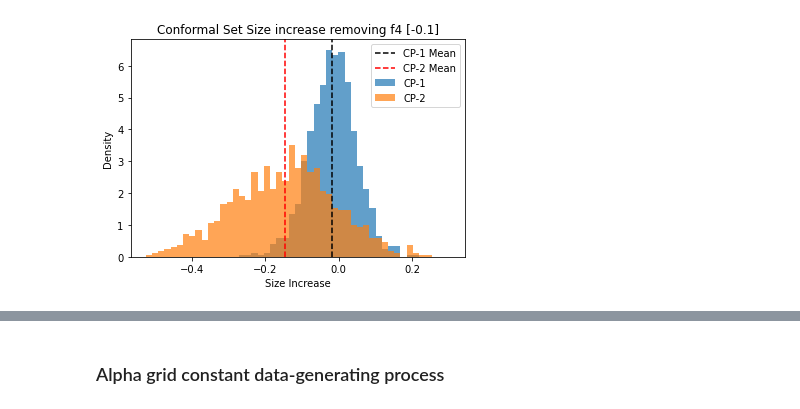
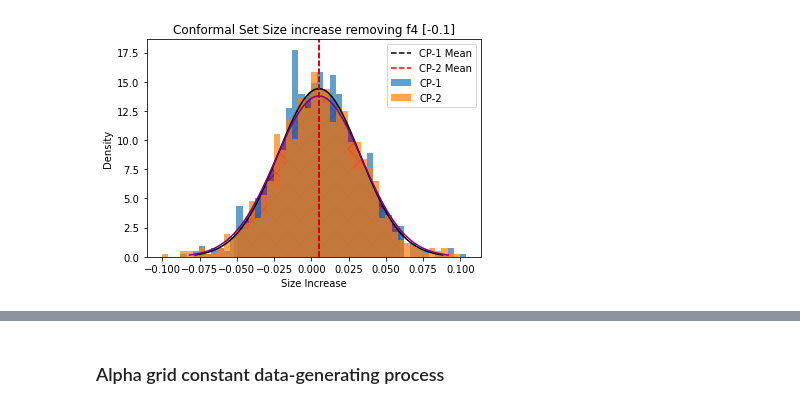
Before and after one commit to JuanMataNaranjo/Explain_Conformal, a Jupyter notebook: linear_data.ipynb, the cells around one changed output, grey strips where cells are left out. Drawn from its saved outputs; the diff is of its cells as text; code cells hidden in the pictures.

```diff
--- a/linear_data.ipynb
+++ b/linear_data.ipynb
@@ -156,20 +218,20 @@ if not plot:
 # %%
-f = open('data_results/Linear_Regression/rf_split_size_full.json')
+f = open('data_results/Linear_Regression/linear_quantile_size_full.json')
 boot_size = json.load(f)
 
-f = open('data_results/Linear_Regression/rf_split_coverage_full.json')
+f = open('data_results/Linear_Regression/linear_quantile_coverage_full.json')
 boot_cov = json.load(f)
 
-f = open('data_results/Linear_Regression/rf_split_train_twice_size.json')
+f = open('data_results/Linear_Regression/linear_quantile_train_twice_size.json')
 boot_size_2 = json.load(f)
 
-f = open('data_results/Linear_Regression/rf_split_train_once_size.json')
+f = open('data_results/Linear_Regression/linear_quantile_train_once_size.json')
 boot_size_1 = json.load(f)
 
-f = open('data_results/Linear_Regression/rf_split_train_twice_coverage.json')
+f = open('data_results/Linear_Regression/linear_quantile_train_twice_coverage.json')
 boot_cov_2 = json.load(f)
 
-f = open('data_results/Linear_Regression/rf_split_train_once_coverage.json')
+f = open('data_results/Linear_Regression/linear_quantile_train_once_coverage.json')
 boot_cov_1 = json.load(f)
 # %%
 print('Size Full', np.mean(boot_size))
@@ -192,6 +254,9 @@ print('F1 CP-2 Coverage', np.mean(boot_cov_2['f1']))
 print('F3 CP-2 Coverage', np.mean(boot_cov_2['f3']))
 print('F7 CP-2 Coverage', np.mean(boot_cov_2['f7']))
 # %%
+lineardata = LinearData(n=10000, weights=weights)
+lineardata.X_y_split(y='Y')
+
 for i, variable in enumerate(lineardata.calib_data_X.columns):
 
     data_1 = np.array(boot_size_1[variable]) - np.array(boot_size)
@@ -202,15 +267,37 @@ for i, variable in enumerate(lineardata.calib_data_X.columns):
                      max(data_2))-min(min(data_1), min(data_2)))/50) # fixed bin size
 
     # plt.xlim([min(0, min(data))-5, max(data)+5])
-
+    mean_all = np.mean(np.array(boot_size))
+    mean_j_1 = np.mean(np.array(boot_size_1[variable]))
+    mean_j_2 = np.mean(np.array(boot_size_2[variable]))
+    std_1 = np.std(data_1, ddof=1)
+    std_2 = np.std(data_2, ddof=1)
+    mean_1 = mean_j_1 - mean_all
+    mean_2 = mean_j_2 - mean_all
+    h_1 = std_1 * t.ppf((1 + 0.95) / 2., B-1)
+    h_2 = std_2 * t.ppf((1 + 0.95) / 2., B-1)
+    x_1 = np.linspace(mean_1 - 3*std_1, mean_1 + 3*std_1, 1000)
+    x_2 = np.linspace(mean_2 - 3*std_2, mean_2 + 3*std_2, 1000)
+    plt.plot(x_1, norm.pdf(x_1, mean_1, std_1), color='black')
+    plt.plot(x_2, norm.pdf(x_2, mean_2, std_2), color='purple')
     plt.hist(data_1, bins=bins, alpha=0.7, density=True, label='CP-1')
     plt.hist(data_2, bins=bins, alpha=0.7, density=True, label='CP-2')
     plt.axvline(x=np.mean(data_1), color='black', linestyle='--', label='CP-1 Mean')
     plt.axvline(x=np.mean(data_2), color='red', linestyle='--', label='CP-2 Mean')
+    plt.fill_between(
+            x= x_1,
+            y1= norm.pdf(x_1, mean_1, std_1),
+            where= (mean_1-h_1 < x_1)&(x_1 < mean_1+h_1),
+            hatch='x', alpha=0.5, color='black')
+    plt.fill_between(
+            x= x_2,
+            y1= norm.pdf(x_2, mean_2, std_2),
+            where= (mean_2-h_2 < x_2)&(x_2 < mean_2+h_2),
+            hatch='x', alpha=0.5, color='purple')
     plt.title('Conformal Set Size increase removing ' + variable + ' [' + str(weights[i]) + ']')
     plt.xlabel('Size Increase')
     plt.ylabel('Density')
     plt.legend()
-    plt.savefig('images/Linear_data/rf_conformal_set_size_increase_'+variable)
+    plt.savefig('images/Linear_data/quantile_conformal_set_size_increase_'+variable)
     plt.show()
 # %% [output]
@@ -220 +307 @@ for i, variable in enumerate(lineardata.calib_data_X.columns):
-[figure, old version]
+[figure, new version]
```
Also changed, not shown: parts of 21 cells of this notebook, 8 other files.
